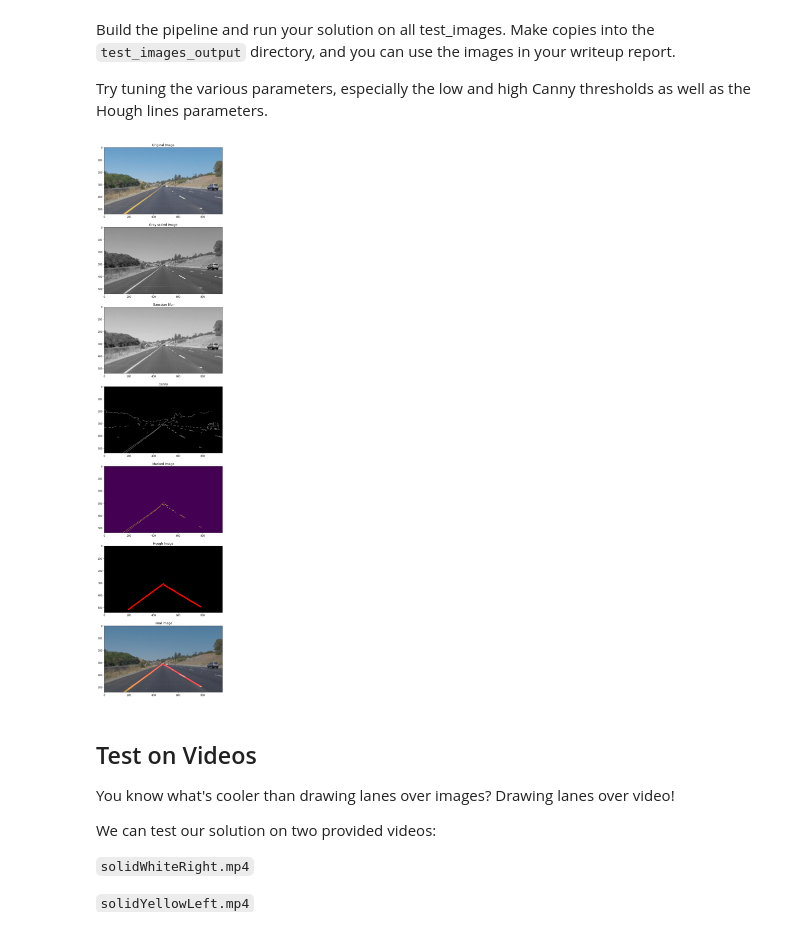
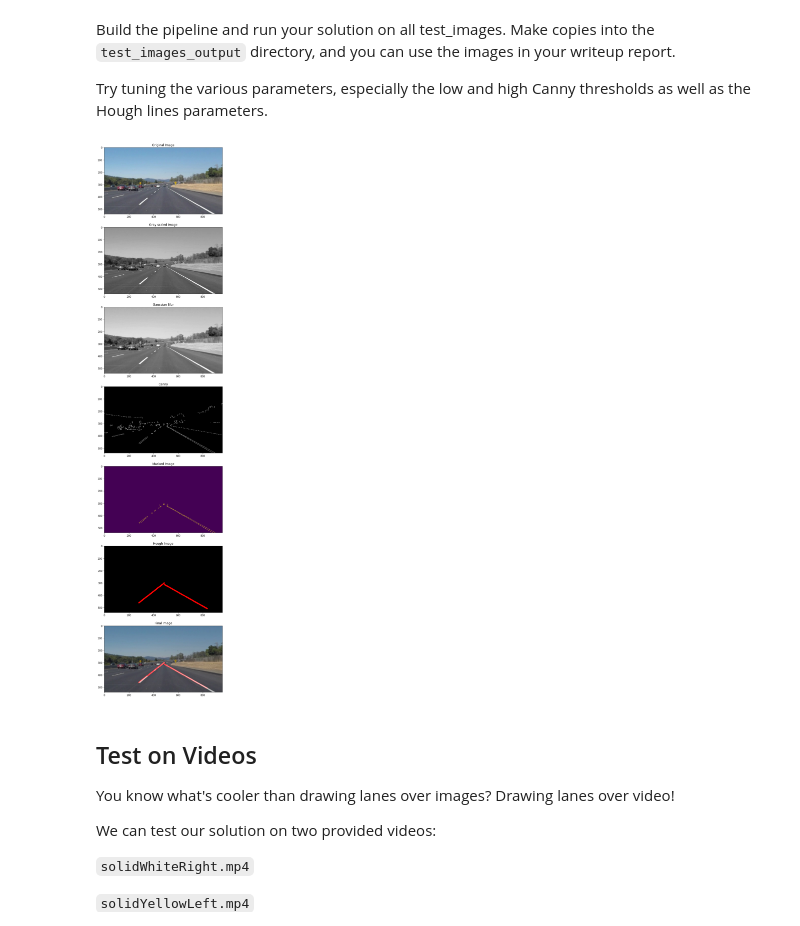
Before and after one commit to Jaime5/CarND-LaneLines-P1, a Jupyter notebook: P1.ipynb, the cells around one changed output. Saved outputs shown, nothing was run; the diff lists cells and outputs as text; code cells hidden in the pictures.

Commit message:
Get img processing and outputting images of files. Need to work on how to manage video feeds and left yellow lines better. Need to process data much more consisely.

```diff
--- a/P1.ipynb
+++ b/P1.ipynb
@@ -325,20 +325,31 @@ def proto_process_image(image):
 
     ax7.set_title("Final Image")
     ax7.imshow(lines_edges)
+
+    return lines_edges
 # %%
 # TODO:
 # Build your pipeline that will draw lane lines on the test_images
 # then save them to the test_images_output directory.
 
 DIR_PATH = "test_images/"
+OUTPUT_IMG_DIR = 'test_images_output/'
+
+if not os.path.exists(OUTPUT_IMG_DIR):
+    os.makedirs(OUTPUT_IMG_DIR)
+
 img_names = os.listdir(DIR_PATH)
 
-# Load image
-image = mpimg.imread(DIR_PATH + img_names[1])
+image_selected = 5 # index in array
+img_f_name = img_names[image_selected] # actual file name inside directory
 
-proto_process_image(image)
+image = mpimg.imread(DIR_PATH + img_f_name) # Load image
+
+output_img = proto_process_image(image)
+
+mpimg.imsave(OUTPUT_IMG_DIR + img_f_name, output_img)
 # %% [output]
-[figure, old version]
+[figure, new version]
 # %% [markdown]
 ## Test on Videos
 
```
Also changed, not shown: parts of 3 cells of this notebook, 7 other files.
